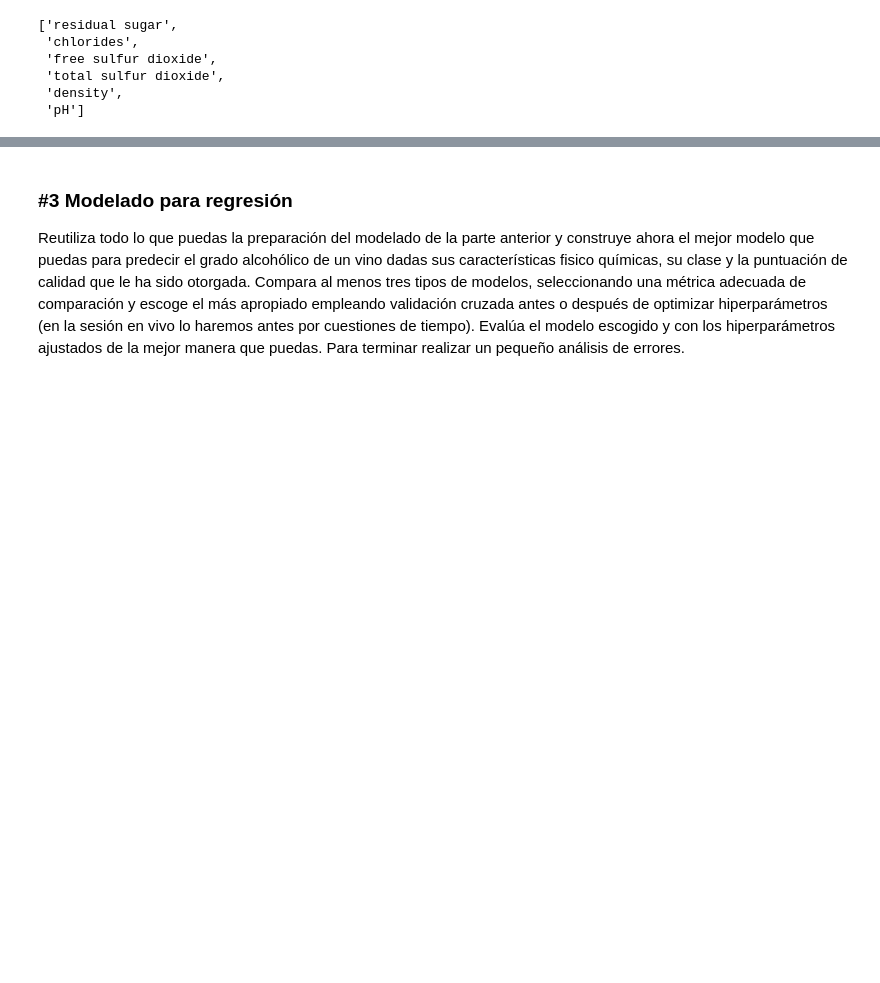
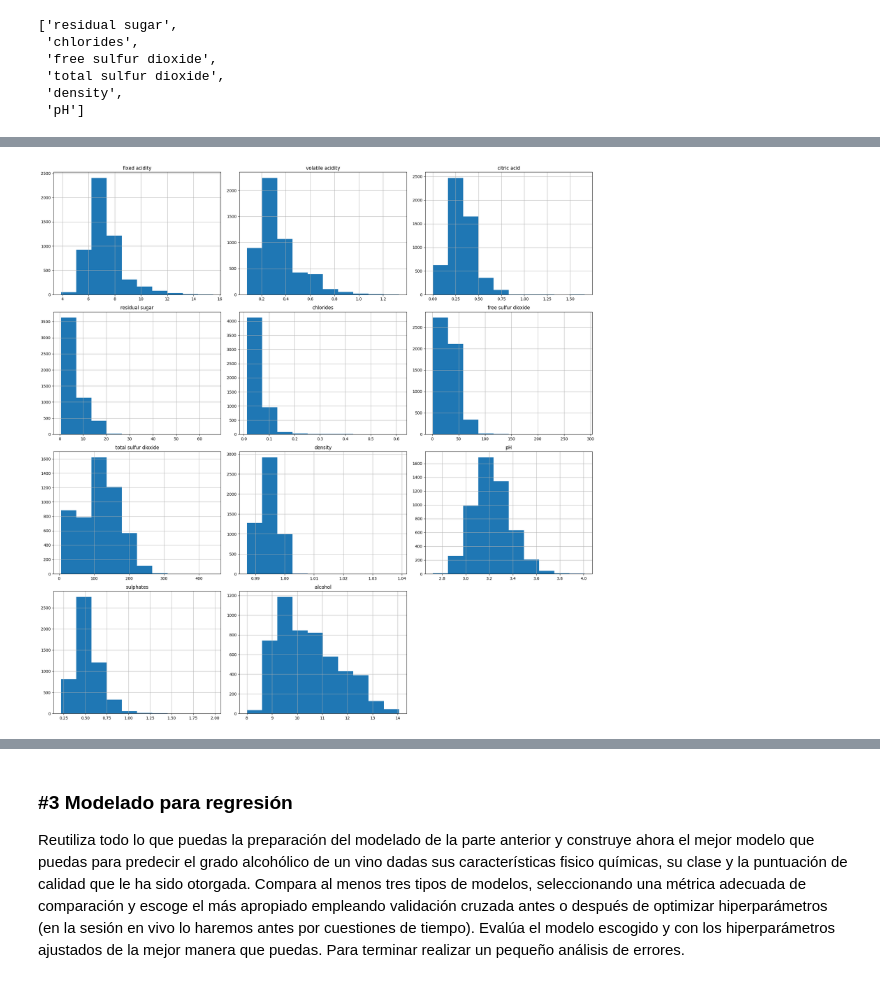
Before and after one commit to Fredmulato93/ONLINE_DS_THEBRIDGE_FRED_MULATO_93, a Jupyter notebook: 04_Machine_Learning/Sprint_12/Unidad_02/Practica_Obligatoria/18_Practica_Obligatoria_Repaso_Aprendizaje_Supervisado.ipynb, the cells around one changed output, grey strips where cells are left out. Saved outputs shown, nothing was run; the diff lists cells and outputs as text; code cells hidden in the pictures; blank space fills up the shorter version.

```diff
--- a/04_Machine_Learning/Sprint_12/Unidad_02/Practica_Obligatoria/18_Practica_Obligatoria_Repaso_Aprendizaje_Supervisado.ipynb
+++ b/04_Machine_Learning/Sprint_12/Unidad_02/Practica_Obligatoria/18_Practica_Obligatoria_Repaso_Aprendizaje_Supervisado.ipynb
@@ -234,0 +244,10 @@ features_num_reg_1
+# %%
+# Tratamos ahora las features (necesitamos escalar porque vamos a emplear un KNN y además tenemos que convertir las categóricas)
+
+train_set["class"] = (train_set["class"] == "white").astype(int) # white -> clase 1, red -> clase 0
+test_set["class"] = (test_set["class"] == "white").astype(int) # white -> clase 1, red -> clase 0
+# %%
+train_set[features_num_clf].hist(figsize = (20,20))
+plt.tight_layout()
+# %% [output]
+[figure, added]
```
Also changed, not shown: parts of 16 cells of this notebook.
